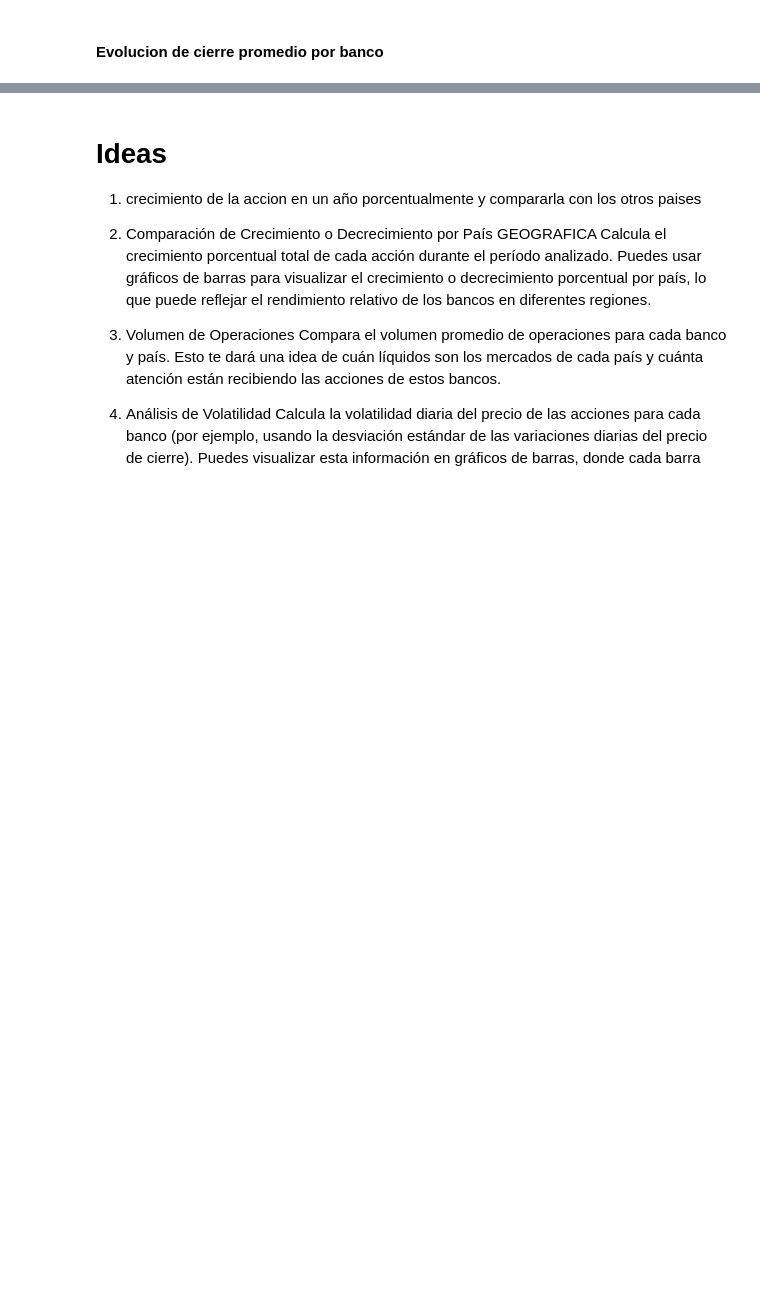
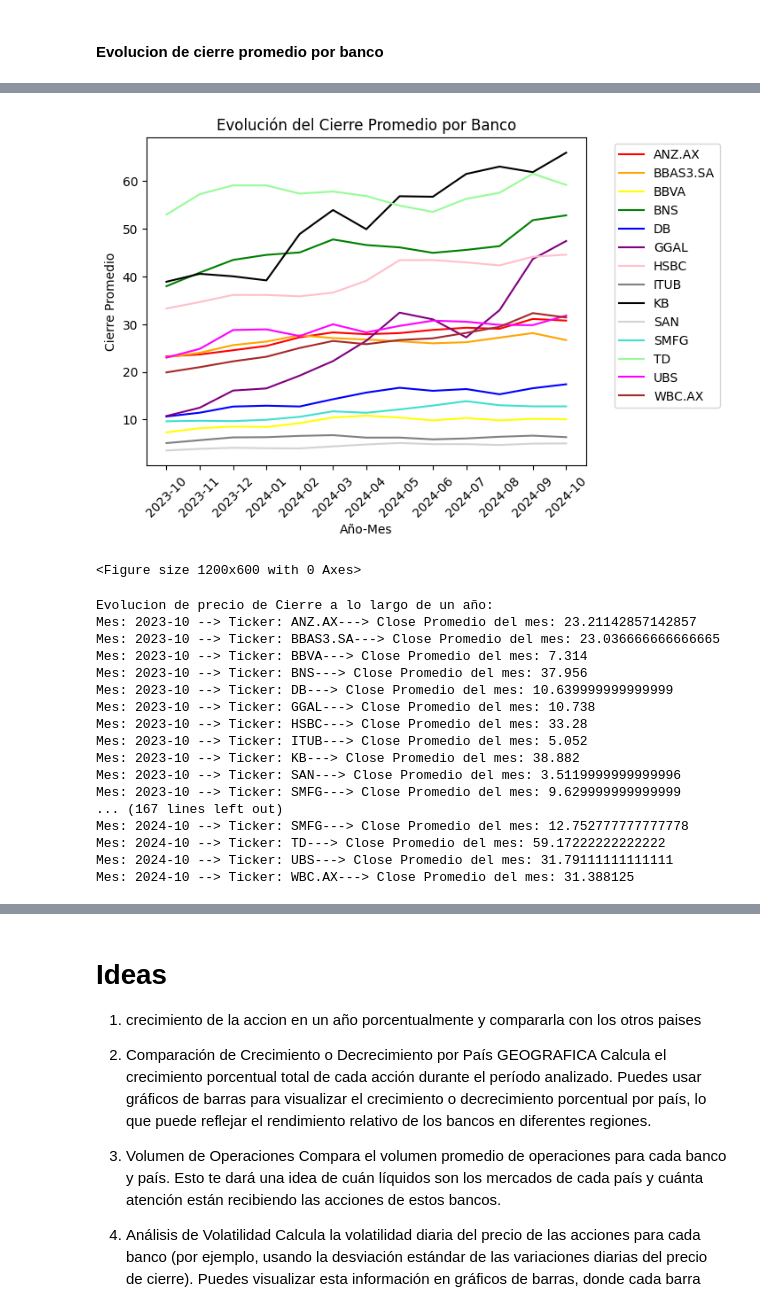
Before and after one commit to Roberto-Orazi/tp1-fcd, a Jupyter notebook: analisis.ipynb, the cells around one changed output, grey strips where cells are left out. Cells and saved outputs as stored; diff of their text form; code cells hidden in the pictures; blank space fills up the shorter version.

```diff
--- a/analisis.ipynb
+++ b/analisis.ipynb
@@ -322,22 +378,52 @@ df_filtrado = df[(df['Ticker'] != 'HDFCBANK.NS') & (df['Ticker'] != 'ICICIBANK.N
 # %%
+#Quitamos de la columna Ticker a HDFCBANCK.NS y ICICIBANK.NS
+mean_close_filtrado = mean_close[(mean_close['Ticker'] != 'HDFCBANK.NS') & (mean_close['Ticker'] != 'ICICIBANK.NS')]
+
 #Creamos una paleta de colores para poder distinguir mejor la leyenda
 colores = ['#FF0000', '#FFA500', '#FFFF00', '#008000', '#0000FF', '#800080', '#FFC0CB', '#808080', '#000000', '#D3D3D3', '#40E0D0', '#98FB98', '#FF00FF', '#A52A2A']
 
 # Creamos el gráfico de líneas con ajustes
 sns.lineplot(x='YearMonth', y='Close', hue='Ticker', data=mean_close_filtrado, palette=colores)
 
 # Ajustamos la posición de la leyenda
 plt.legend(bbox_to_anchor=(1.05, 1), loc='upper left')
 
 # Rotamos las etiquetas del eje x
 plt.xticks(rotation=45)
 
 # Personalimos los títulos y etiquetas
 plt.title('Evolución del Cierre Promedio por Banco')
 plt.xlabel('Año-Mes')
 plt.ylabel('Cierre Promedio')
 
 # Ajustamos el tamaño de la figura (opcional)
 plt.figure(figsize=(12, 6))
 
 plt.show()
+
+print('Evolucion de precio de Cierre a lo largo de un año: ')
+for index, row in mean_close_filtrado.iterrows():
+    ticker = row['Ticker']
+    yearmonth = row['YearMonth']
+    close = row['Close']
+    print(f'Mes: {yearmonth} --> Ticker: {ticker}---> Close Promedio del mes: {close}')
+# %% [output]
+[figure, added]
+<Figure size 1200x600 with 0 Axes>
+Evolucion de precio de Cierre a lo largo de un año:
+Mes: 2023-10 --> Ticker: ANZ.AX---> Close Promedio del mes: 23.21142857142857
+Mes: 2023-10 --> Ticker: BBAS3.SA---> Close Promedio del mes: 23.036666666666665
+Mes: 2023-10 --> Ticker: BBVA---> Close Promedio del mes: 7.314
+Mes: 2023-10 --> Ticker: BNS---> Close Promedio del mes: 37.956
+Mes: 2023-10 --> Ticker: DB---> Close Promedio del mes: 10.639999999999999
+Mes: 2023-10 --> Ticker: GGAL---> Close Promedio del mes: 10.738
+Mes: 2023-10 --> Ticker: HSBC---> Close Promedio del mes: 33.28
+Mes: 2023-10 --> Ticker: ITUB---> Close Promedio del mes: 5.052
+Mes: 2023-10 --> Ticker: KB---> Close Promedio del mes: 38.882
+Mes: 2023-10 --> Ticker: SAN---> Close Promedio del mes: 3.5119999999999996
+Mes: 2023-10 --> Ticker: SMFG---> Close Promedio del mes: 9.629999999999999
+... (167 lines left out)
+Mes: 2024-10 --> Ticker: SMFG---> Close Promedio del mes: 12.752777777777778
+Mes: 2024-10 --> Ticker: TD---> Close Promedio del mes: 59.17222222222222
+Mes: 2024-10 --> Ticker: UBS---> Close Promedio del mes: 31.79111111111111
+Mes: 2024-10 --> Ticker: WBC.AX---> Close Promedio del mes: 31.388125
```
Also changed, not shown: parts of 13 cells of this notebook.
